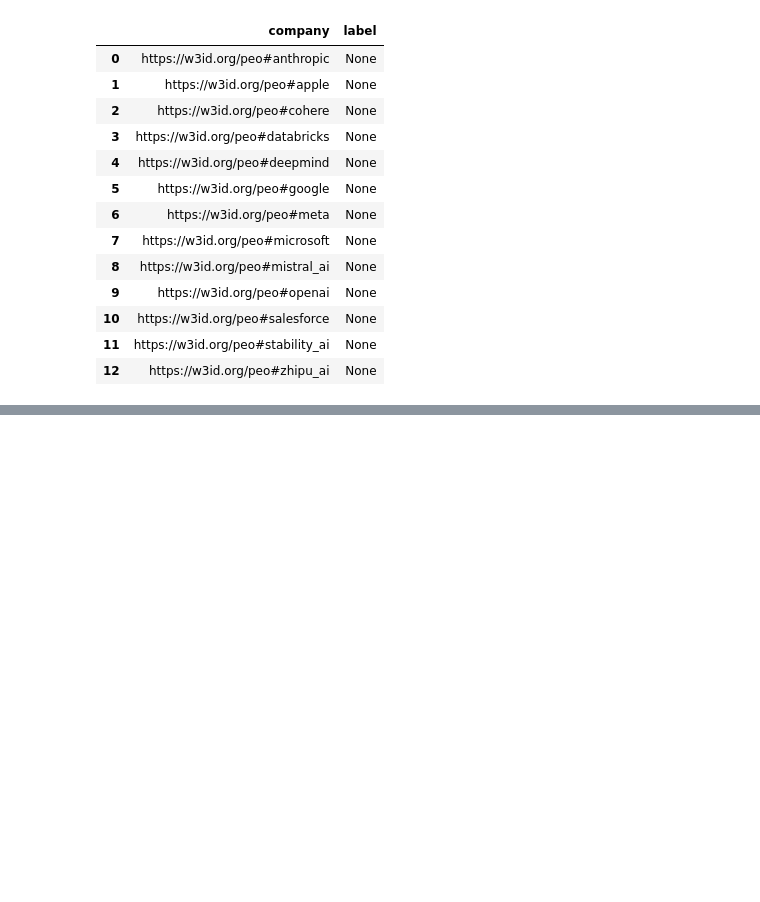
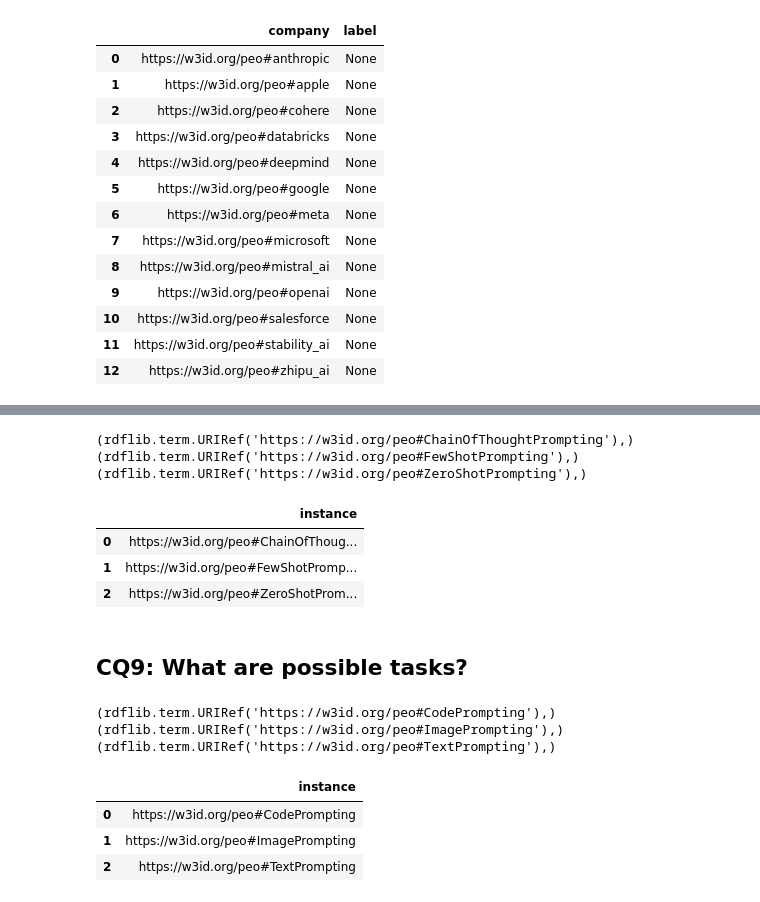
Before and after one commit to simonegramegna/peo, a Jupyter notebook: evaluation/sparql_queries.ipynb, the cells around one changed output, grey strips where cells are left out. Cells and saved outputs as stored; diff of their text form; code cells hidden in the pictures; blank space fills up the shorter version.

```diff
--- a/evaluation/sparql_queries.ipynb
+++ b/evaluation/sparql_queries.ipynb
@@ -656,0 +722,48 @@ df_cq16
+# %%
+cq3_updated = """
+SELECT DISTINCT ?instance
+WHERE {
+  ?instance <http://www.w3.org/1999/02/22-rdf-syntax-ns#type> <https://w3id.org/peo#PromptingTechnique> .
+}
+
+"""
+
+results_cq3_updated = execute_query(peo_gpt4, cq3_updated)
+print_results(results_cq3_updated)
+# %% [output]
+(rdflib.term.URIRef('https://w3id.org/peo#ChainOfThoughtPrompting'),)
+(rdflib.term.URIRef('https://w3id.org/peo#FewShotPrompting'),)
+(rdflib.term.URIRef('https://w3id.org/peo#ZeroShotPrompting'),)
+# %%
+df_cq3_updated = results_to_df(results_cq3_updated)
+df_cq3_updated
+# %% [output]
+|  | instance |
+| 0 | https://w3id.org/peo#ChainOfThoug... |
+| 1 | https://w3id.org/peo#FewShotPromp... |
+| 2 | https://w3id.org/peo#ZeroShotProm... |
+# %% [markdown]
+## CQ9: What are possible tasks?
+# %%
+cq9_updated = """
+SELECT DISTINCT ?instance
+WHERE {
+  ?instance <http://www.w3.org/1999/02/22-rdf-syntax-ns#type> <https://w3id.org/peo#Task> .
+}
+
+"""
+
+results_cq9_updated = execute_query(peo_gpt4, cq9_updated)
+print_results(results_cq9_updated)
+# %% [output]
+(rdflib.term.URIRef('https://w3id.org/peo#CodePrompting'),)
+(rdflib.term.URIRef('https://w3id.org/peo#ImagePrompting'),)
+(rdflib.term.URIRef('https://w3id.org/peo#TextPrompting'),)
+# %%
+df_cq9_updated = results_to_df(results_cq9_updated)
+df_cq9_updated
+# %% [output]
+|  | instance |
+| 0 | https://w3id.org/peo#CodePrompting |
+| 1 | https://w3id.org/peo#ImagePrompting |
+| 2 | https://w3id.org/peo#TextPrompting |
```
Also changed, not shown: parts of 30 cells of this notebook.
